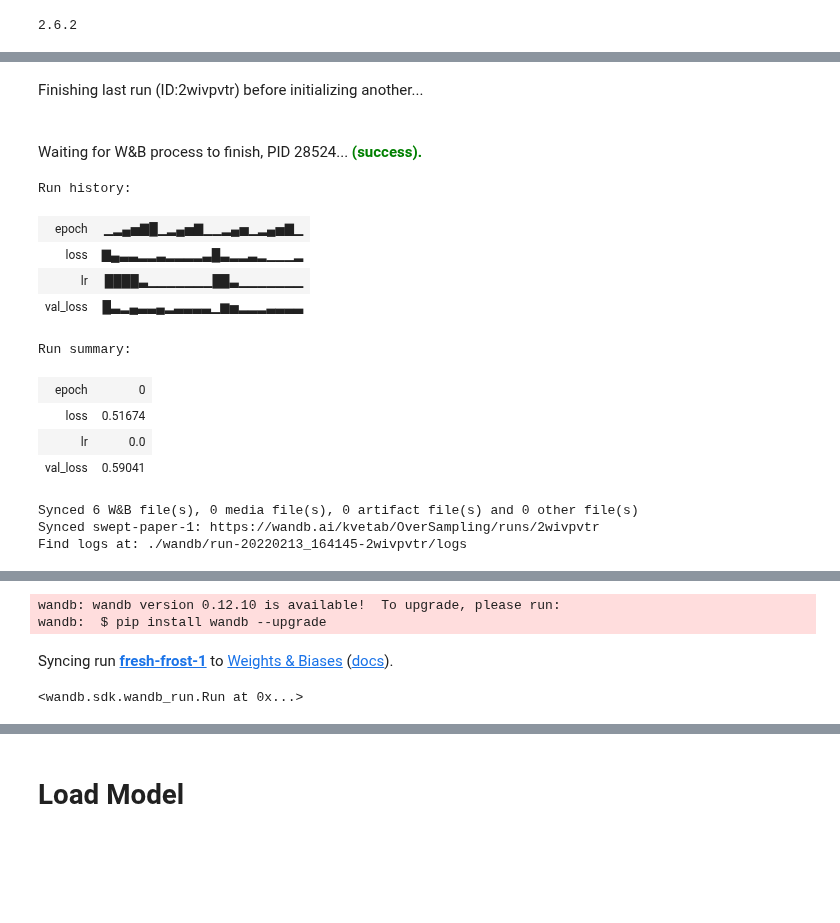
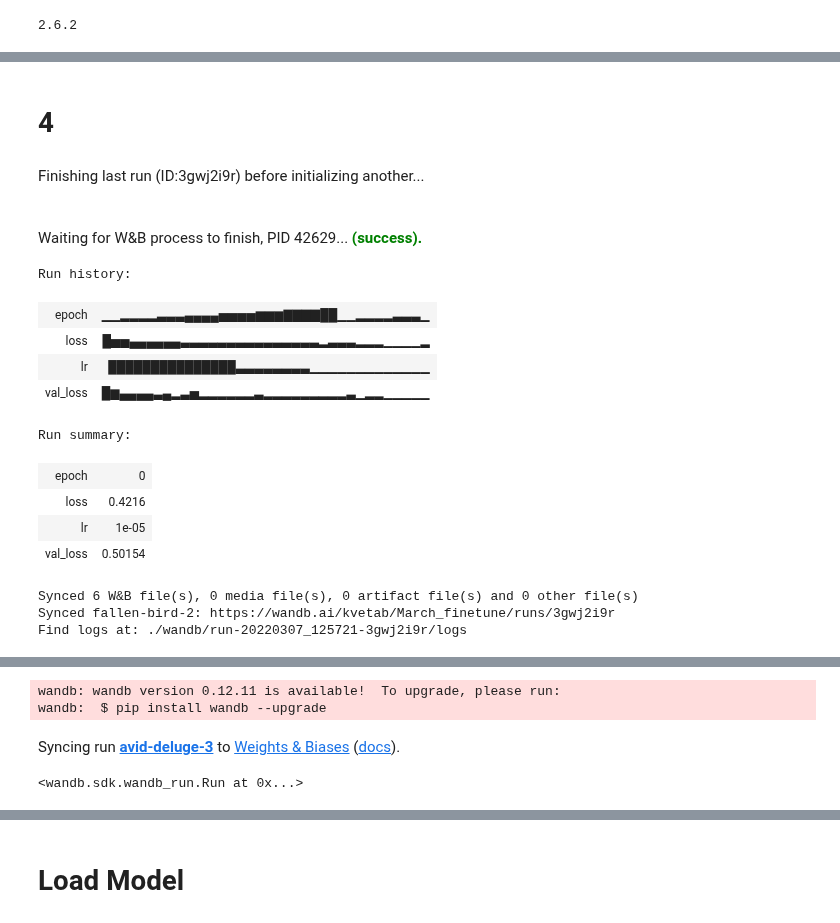
Before and after one commit to kvetab/di-pred, a Jupyter notebook: notebooks/experiments/09_protein_bert_finetune.ipynb, the cells around one changed output, grey strips where cells are left out. Cells and saved outputs as stored; diff of their text form; code cells hidden in the pictures; blank space fills up the shorter version.

```diff
--- a/notebooks/experiments/09_protein_bert_finetune.ipynb
+++ b/notebooks/experiments/09_protein_bert_finetune.ipynb
@@ -216,7 +268,7 @@ INFO:tensorflow:Assets written to: ../../data/protein_bert/batch_128_lr_1e-5_202
 # %%
-epoch_num = 50
+epoch_num = 100
 batch_size = 128
-learning_rate = 5e-5
+learning_rate = 1e-4
 wandb.config = {
       "learning_rate": learning_rate,
       "epochs": epoch_num * 2,
@@ -224,5 +276,5 @@ wandb.config = {
     }
 finetune(model_generator, input_encoder, OUTPUT_SPEC, train_data['seq'], train_data['Y'], valid_data['seq'], valid_data['Y'], \
         seq_len = 512, batch_size = batch_size, max_epochs_per_stage = epoch_num, lr = learning_rate, begin_with_frozen_pretrained_layers = True, \
-        lr_with_frozen_pretrained_layers = 1e-02, n_final_epochs = 1, final_seq_len = 1024, final_lr = learning_rate / 10, callbacks = training_callbacks)
+        lr_with_frozen_pretrained_layers = 1e-02, n_final_epochs = 1, final_seq_len = 512, final_lr = learning_rate / 10, callbacks = training_callbacks)
 # %% [output]
@@ -290,0 +381,12 @@ Waiting for W&B process to finish, PID 35602... (success).
+# %%
+epoch_num = 100
+batch_size = 128
+learning_rate = 1e-4
+wandb.config = {
+      "learning_rate": learning_rate,
+      "epochs": epoch_num * 2,
+      "batch_size": batch_size
+    }
+finetune(model_generator, input_encoder, OUTPUT_SPEC, train_data['seq'], train_data['Y'], valid_data['seq'], valid_data['Y'], \
+        seq_len = 512, batch_size = batch_size, max_epochs_per_stage = epoch_num, lr = learning_rate, begin_with_frozen_pretrained_layers = True, \
+        lr_with_frozen_pretrained_layers = 1e-02, n_final_epochs = 1, final_seq_len = 1024, final_lr = learning_rate / 10, callbacks = training_callbacks)
@@ -321,7 +493,7 @@ Syncing run laced-dew-3 to Weights & Biases (docs).
 # %%
-epoch_num = 50
+epoch_num = 100
 batch_size = 128
-learning_rate = 1e-5
+learning_rate = 1e-4
 wandb.config = {
       "learning_rate": learning_rate,
       "epochs": epoch_num * 2,
@@ -397,0 +603,12 @@ INFO:tensorflow:Assets written to: ../../data/protein_bert/batch_128_lr_1e-5_OS3
+# %%
+epoch_num = 100
+batch_size = 128
+learning_rate = 1e-4
+wandb.config = {
+      "learning_rate": learning_rate,
+      "epochs": epoch_num * 2,
+      "batch_size": batch_size
+    }
+finetune(model_generator, input_encoder, OUTPUT_SPEC, x_train["seq"], y_train, x_valid['seq'], y_valid, \
+        seq_len = 512, batch_size = batch_size, max_epochs_per_stage = epoch_num, lr = learning_rate, begin_with_frozen_pretrained_layers = True, \
+        lr_with_frozen_pretrained_layers = 1e-02, n_final_epochs = 1, final_seq_len = 1024, final_lr = learning_rate / 10, callbacks = training_callbacks)
@@ -398,24 +680,26 @@ INFO:tensorflow:Assets written to: ../../data/protein_bert/batch_128_lr_1e-5_OS3
+# %% [markdown]
+# 4
 # %%
 sampler = RandomUnderSampler(random_state=42)
 x_train_u, y_train_u = sampler.fit_resample(train_data.drop("Y", axis=1), train_data['Y'])
 # %%
 model_generator = FinetuningModelGenerator(pretrained_model_generator, OUTPUT_SPEC, pretraining_model_manipulation_function = \
         get_model_with_hidden_layers_as_outputs, dropout_rate = 0.5)
 
-wandb.init(project=f"UnderSampling", entity="kvetab")
+wandb.init(project=f"March_finetune", entity="kvetab")
 # %% [output]
-Finishing last run (ID:2wivpvtr) before initializing another...
+Finishing last run (ID:3gwj2i9r) before initializing another...
-Waiting for W&B process to finish, PID 28524... (success).
+Waiting for W&B process to finish, PID 42629... (success).
 Run history:
-| epoch | ▁▂▄▅▇█▁▂▄▅▇▁▁▂▄▅▁▂▄▅▇▁ |
-| loss | ▇▄▃▃▂▂▃▂▂▂▂▃█▃▂▂▃▂▁▁▁▂ |
-| lr | ████▃▁▁▁▁▁▁▁██▃▁▁▁▁▁▁▁ |
-| val_loss | █▃▂▄▃▃▄▂▃▃▃▃▁▆▅▂▂▂▃▃▃▃ |
+| epoch | ▁▁▂▂▂▂▃▃▃▄▄▄▄▅▅▅▅▆▆▆▇▇▇▇██▁▁▂▂▂▂▃▃▃▁ |
+| loss | █▅▅▄▄▄▄▄▄▃▃▃▃▃▃▃▃▃▃▃▃▃▃▃▂▃▃▃▂▂▂▁▁▁▁▂ |
+| lr | ███████████████▃▃▃▃▃▃▃▃▁▁▁▁▁▁▁▁▁▁▁▁▁ |
+| val_loss | █▆▄▄▄▄▃▄▂▃▅▂▂▂▂▂▂▃▂▂▂▂▂▂▂▂▂▃▁▂▂▁▁▁▁▁ |
 Run summary:
 | epoch | 0 |
-| loss | 0.51674 |
-| lr | 0.0 |
-| val_loss | 0.59041 |
+| loss | 0.4216 |
+| lr | 1e-05 |
+| val_loss | 0.50154 |
 Synced 6 W&B file(s), 0 media file(s), 0 artifact file(s) and 0 other file(s)
-Synced swept-paper-1: https://wandb.ai/kvetab/OverSampling/runs/2wivpvtr
-Find logs at: ./wandb/run-20220213_164145-2wivpvtr/logs
+Synced fallen-bird-2: https://wandb.ai/kvetab/March_finetune/runs/3gwj2i9r
+Find logs at: ./wandb/run-20220307_125721-3gwj2i9r/logs
@@ -423,5 +707,5 @@ Successfully finished last run (ID:2wivpvtr). Initializing new run:
-wandb: wandb version 0.12.10 is available!  To upgrade, please run:
+wandb: wandb version 0.12.11 is available!  To upgrade, please run:
 wandb:  $ pip install wandb --upgrade
-Syncing run fresh-frost-1 to Weights & Biases (docs).
+Syncing run avid-deluge-3 to Weights & Biases (docs).
 <wandb.sdk.wandb_run.Run at 0x...>
 # %%
```
Also changed, not shown: parts of 41 cells of this notebook.
